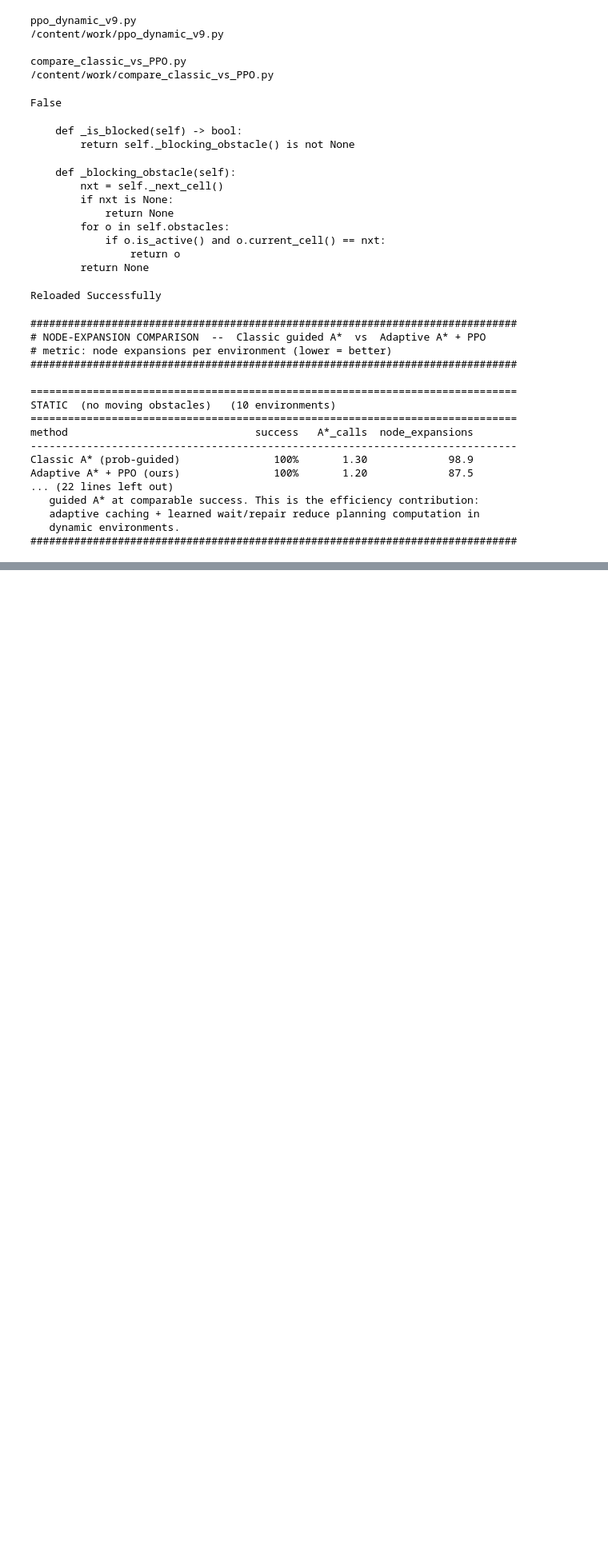
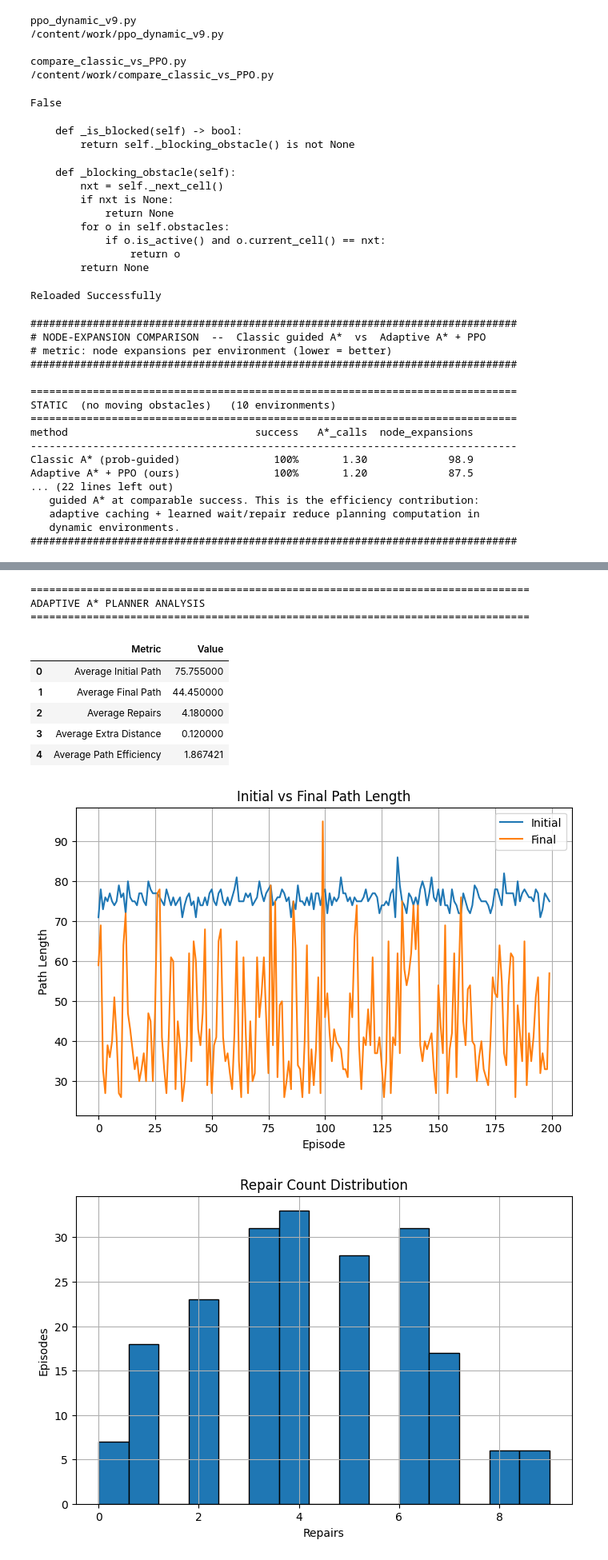
Before and after one commit to Avilash-git/Internship_project, a Jupyter notebook: DYNAMIC_VERSION_9_convoy.ipynb, the cells around one changed output, grey strips where cells are left out. Shown at 80% size. Drawn from its saved outputs; the diff is of its cells as text; code cells hidden in the pictures; blank space fills up the shorter version.

```diff
--- a/DYNAMIC_VERSION_9_convoy.ipynb
+++ b/DYNAMIC_VERSION_9_convoy.ipynb
@@ -1876,7 +2064,7 @@ import matplotlib.pyplot as plt
 
 NUM_EPISODES = 200
 
-eval_env = DynamicObstacleEnvv9(
+eval_env = DynamicObstacleEnvV9(
     cfg,
     prob_provider=prov
 )
@@ -2035,30 +2223,42 @@ print("="*80)
 print("RESEARCH INSIGHT")
 print("="*80)
 
 print(f"""
 Average Initial Path Length :
 
 {np.mean(initial_path):.2f}
 
 Average Final Path Length :
 
 {np.mean(final_path):.2f}
 
 Average Repairs :
 
 {np.mean(repair_count):.2f}
 
 Average Extra Distance :
 
 {np.mean(extra_distance):.2f}
 
 Average Path Efficiency :
 
 {np.mean(path_efficiency):.3f}
 
 Higher path efficiency indicates that
 Adaptive A* successfully repairs paths
 without introducing excessive detours.
 The planner maintains efficient navigation
 even under dynamic obstacle interference.
 """)
+# %% [output]
+================================================================================
+ADAPTIVE A* PLANNER ANALYSIS
+================================================================================
+|  | Metric | Value |
+| 0 | Average Initial Path | 75.755000 |
+| 1 | Average Final Path | 44.450000 |
+| 2 | Average Repairs | 4.180000 |
+| 3 | Average Extra Distance | 0.120000 |
+| 4 | Average Path Efficiency | 1.867421 |
+[figure, added]
+[figure, added]
```
Also changed, not shown: parts of 11 cells of this notebook.
